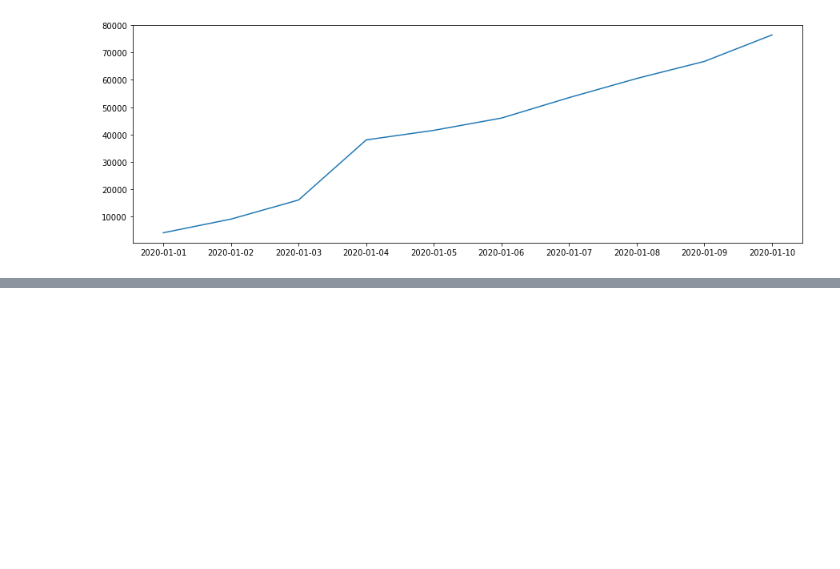
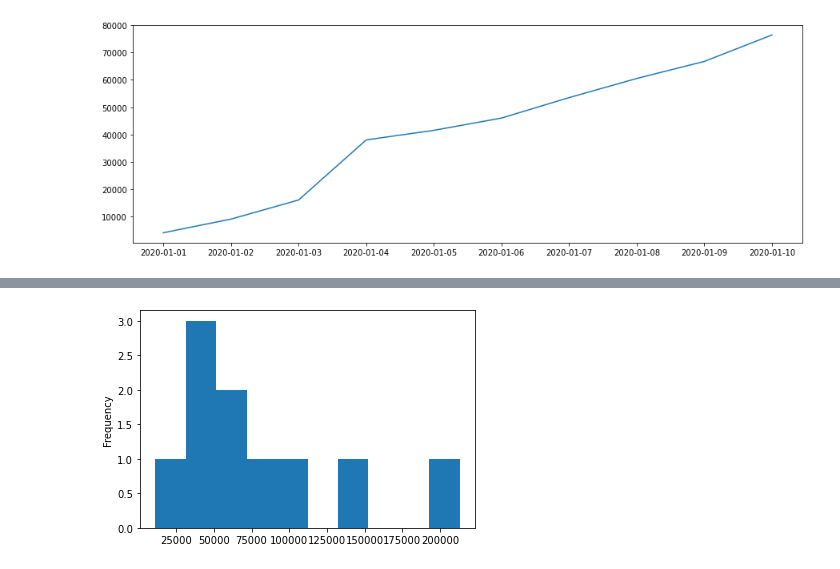
Before and after one commit to selvendranks/DataScience_and_MachineLearning-, a Jupyter notebook: Sample_Practise/Intro to Matplotlib.ipynb, the cells around one changed output, grey strips where cells are left out. Drawn from its saved outputs; the diff is of its cells as text; code cells hidden in the pictures; blank space fills up the shorter version.

```diff
--- a/Sample_Practise/Intro to Matplotlib.ipynb
+++ b/Sample_Practise/Intro to Matplotlib.ipynb
@@ -244,0 +279,4 @@ ax.plot(car_sales['Sale Date'],car_sales['Total Sales'])
+# %%
+car_sales['Odometer (KM)'].plot.hist();
+# %% [output]
+[figure, added]
```
Also changed, not shown: parts of 22 cells of this notebook, 5 other files.
